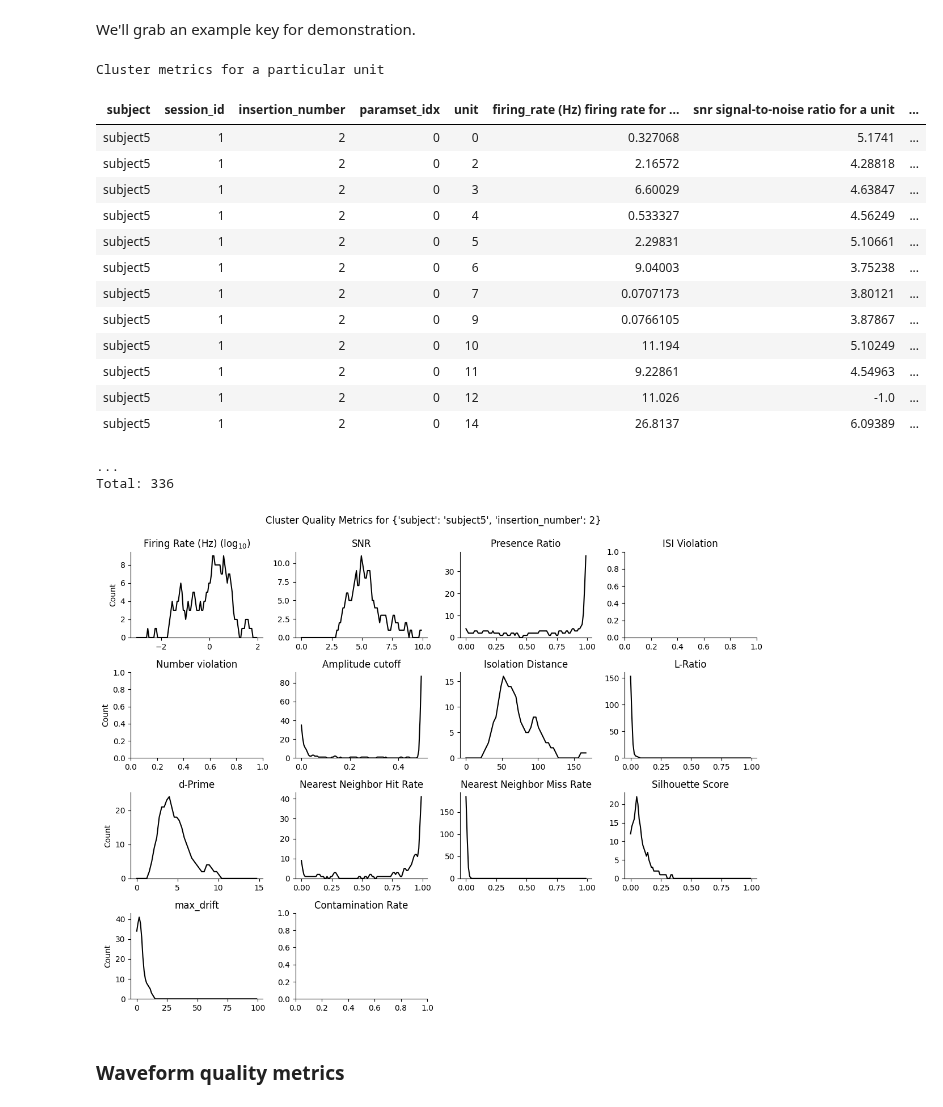
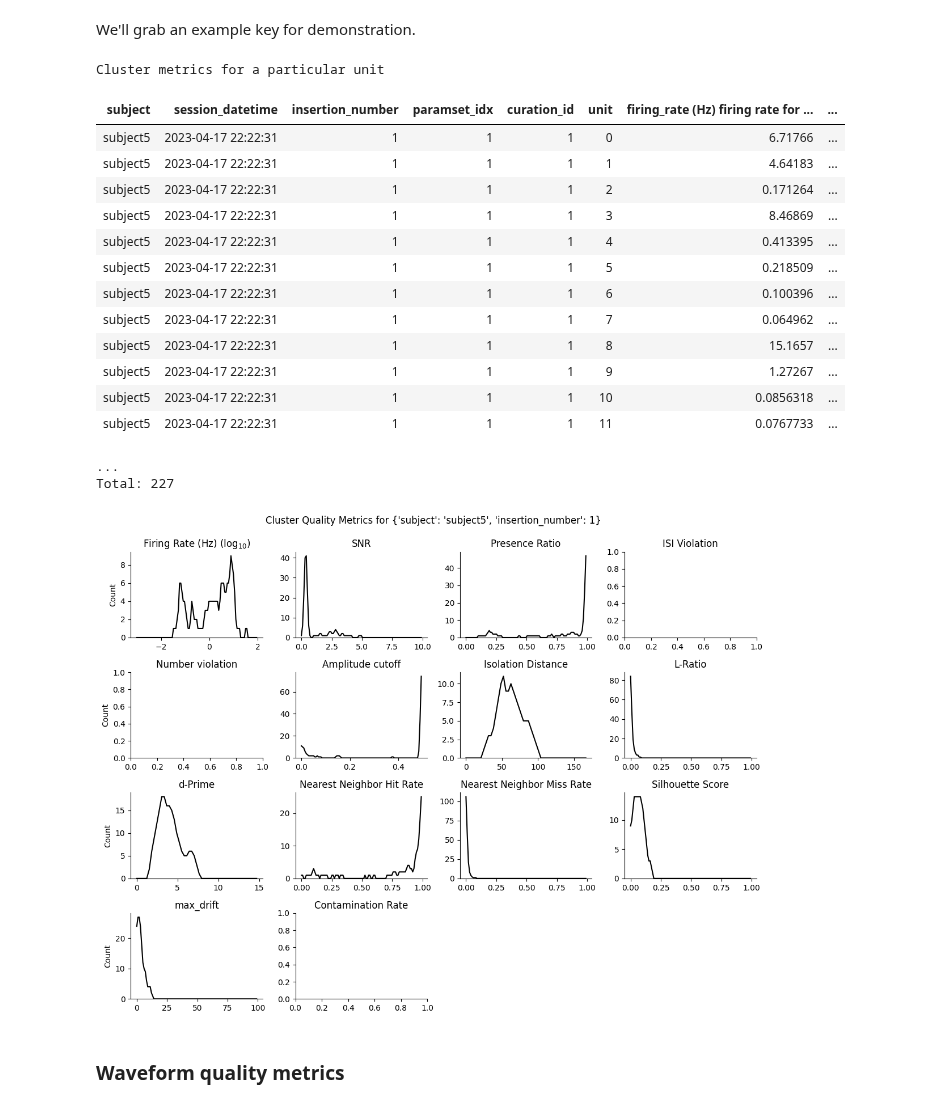
Before and after one commit to datajoint/workflow-array-ephys, a Jupyter notebook: notebooks/quality_metrics.ipynb, the cells around one changed output. Drawn from its saved outputs; the diff is of its cells as text; code cells hidden in the pictures.

```diff
--- a/notebooks/quality_metrics.ipynb
+++ b/notebooks/quality_metrics.ipynb
@@ -60,27 +60,27 @@ ephys.QualityMetrics.populate()
 # %% [markdown]
 We'll grab an example key for demonstration.
 # %%
-key = {"subject": "subject5", "insertion_number": 2}
+key = {"subject": "subject5", "insertion_number": 1}
 
 query = ephys.QualityMetrics.Cluster & key
 query
 # %% [output]
 Cluster metrics for a particular unit
-| subject | session_id | insertion_number | paramset_idx | unit | firing_rate (Hz) firing rate for ... | snr signal-to-noise ratio for a unit | ... |
-| subject5 | 1 | 2 | 0 | 0 | 0.327068 | 5.1741 | ... |
-| subject5 | 1 | 2 | 0 | 2 | 2.16572 | 4.28818 | ... |
-| subject5 | 1 | 2 | 0 | 3 | 6.60029 | 4.63847 | ... |
-| subject5 | 1 | 2 | 0 | 4 | 0.533327 | 4.56249 | ... |
-| subject5 | 1 | 2 | 0 | 5 | 2.29831 | 5.10661 | ... |
-| subject5 | 1 | 2 | 0 | 6 | 9.04003 | 3.75238 | ... |
-| subject5 | 1 | 2 | 0 | 7 | 0.0707173 | 3.80121 | ... |
-| subject5 | 1 | 2 | 0 | 9 | 0.0766105 | 3.87867 | ... |
-| subject5 | 1 | 2 | 0 | 10 | 11.194 | 5.10249 | ... |
-| subject5 | 1 | 2 | 0 | 11 | 9.22861 | 4.54963 | ... |
-| subject5 | 1 | 2 | 0 | 12 | 11.026 | -1.0 | ... |
-| subject5 | 1 | 2 | 0 | 14 | 26.8137 | 6.09389 | ... |
+| subject | session_datetime | insertion_number | paramset_idx | curation_id | unit | firing_rate (Hz) firing rate for ... | ... |
+| subject5 | 2023-04-17 22:22:31 | 1 | 1 | 1 | 0 | 6.71766 | ... |
+| subject5 | 2023-04-17 22:22:31 | 1 | 1 | 1 | 1 | 4.64183 | ... |
+| subject5 | 2023-04-17 22:22:31 | 1 | 1 | 1 | 2 | 0.171264 | ... |
+| subject5 | 2023-04-17 22:22:31 | 1 | 1 | 1 | 3 | 8.46869 | ... |
+| subject5 | 2023-04-17 22:22:31 | 1 | 1 | 1 | 4 | 0.413395 | ... |
+| subject5 | 2023-04-17 22:22:31 | 1 | 1 | 1 | 5 | 0.218509 | ... |
+| subject5 | 2023-04-17 22:22:31 | 1 | 1 | 1 | 6 | 0.100396 | ... |
+| subject5 | 2023-04-17 22:22:31 | 1 | 1 | 1 | 7 | 0.064962 | ... |
+| subject5 | 2023-04-17 22:22:31 | 1 | 1 | 1 | 8 | 15.1657 | ... |
+| subject5 | 2023-04-17 22:22:31 | 1 | 1 | 1 | 9 | 1.27267 | ... |
+| subject5 | 2023-04-17 22:22:31 | 1 | 1 | 1 | 10 | 0.0856318 | ... |
+| subject5 | 2023-04-17 22:22:31 | 1 | 1 | 1 | 11 | 0.0767733 | ... |
 ...
-Total: 336
+Total: 227
 # %%
 # Plotting function
 def plot_metric(ax, data, bins, x_axis_label=None, title=None, color='k',       max_value=-1, smoothing=True, density=False):
@@ -182,7 +182,7 @@ axes[14].remove()
 axes[15].remove()
 plt.tight_layout()
 # %% [output]
-[figure, old version]
+[figure, new version]
 # %% [markdown]
 ### Waveform quality metrics
 # %% [markdown]
```
Also changed, not shown: parts of 3 cells of this notebook.
